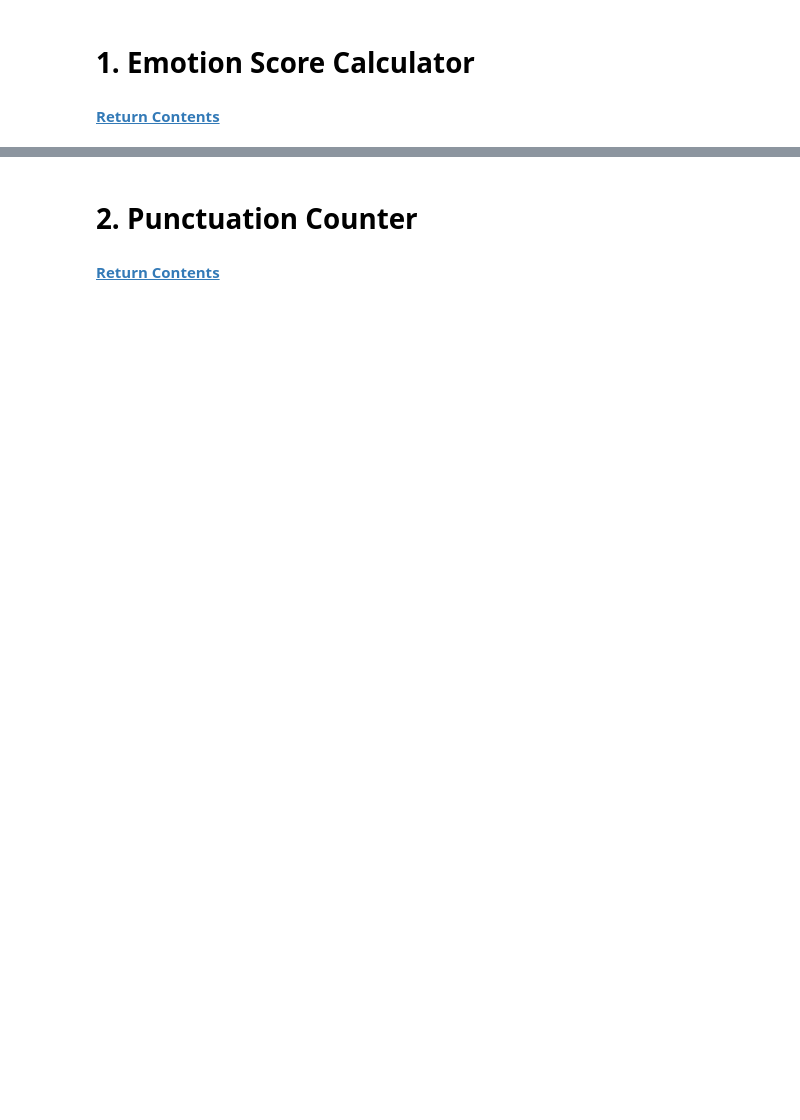
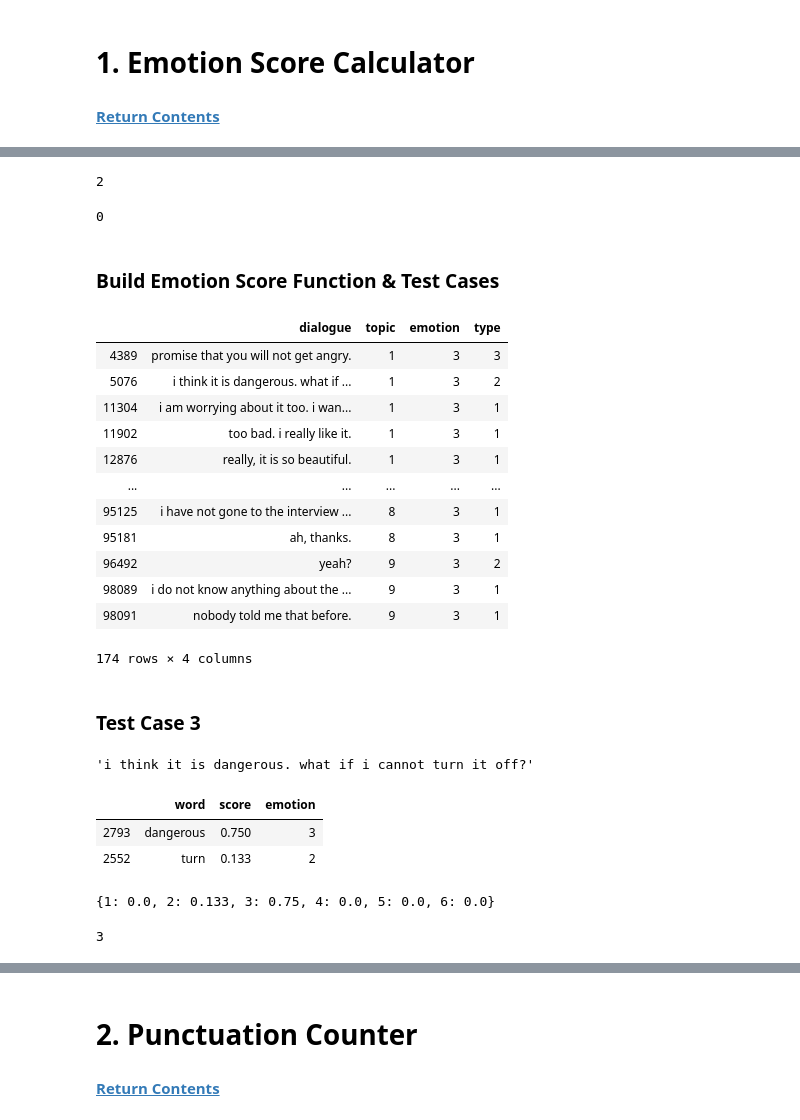
Before and after one commit to mfflavell/AEI_Artifical_Emotional_Intelligence, a Jupyter notebook: emotion_ai_feature_engineering.ipynb, the cells around one changed output, grey strips where cells are left out. Cells and saved outputs as stored; diff of their text form; code cells hidden in the pictures; blank space fills up the shorter version.

```diff
--- a/emotion_ai_feature_engineering.ipynb
+++ b/emotion_ai_feature_engineering.ipynb
@@ -129,0 +417,12 @@ df.head(2)
+# %%
+test1 = highest_score(test1)
+test1
+# %% [output]
+2
+# %%
+test2 = highest_score(test2)
+test2
+# %% [output]
+0
+# %% [markdown]
+### Build Emotion Score Function & Test Cases
@@ -129,0 +451,36 @@ df.head(2)
+# %%
+df[df.emotion == 3]
+# %% [output]
+|  | dialogue | topic | emotion | type |
+| 4389 | promise that you will not get angry. | 1 | 3 | 3 |
+| 5076 | i think it is dangerous. what if ... | 1 | 3 | 2 |
+| 11304 | i am worrying about it too. i wan... | 1 | 3 | 1 |
+| 11902 | too bad. i really like it. | 1 | 3 | 1 |
+| 12876 | really, it is so beautiful. | 1 | 3 | 1 |
+| ... | ... | ... | ... | ... |
+| 95125 | i have not gone to the interview ... | 8 | 3 | 1 |
+| 95181 | ah, thanks. | 8 | 3 | 1 |
+| 96492 | yeah? | 9 | 3 | 2 |
+| 98089 | i do not know anything about the ... | 9 | 3 | 1 |
+| 98091 | nobody told me that before. | 9 | 3 | 1 |
+174 rows × 4 columns
+# %% [markdown]
+### Test Case 3
+# %%
+df.dialogue[5076]
+# %% [output]
+'i think it is dangerous. what if i cannot turn it off?'
+# %%
+emotion_score_calc(df.dialogue[5076], df=True)
+# %% [output]
+|  | word | score | emotion |
+| 2793 | dangerous | 0.750 | 3 |
+| 2552 | turn | 0.133 | 2 |
+# %%
+emotion_score_calc(df.dialogue[5076], cls=False)
+# %% [output]
+{1: 0.0, 2: 0.133, 3: 0.75, 4: 0.0, 5: 0.0, 6: 0.0}
+# %%
+emotion_score_calc(df.dialogue[5076], cls=True)
+# %% [output]
+3
```
Also changed, not shown: parts of 73 cells of this notebook.
